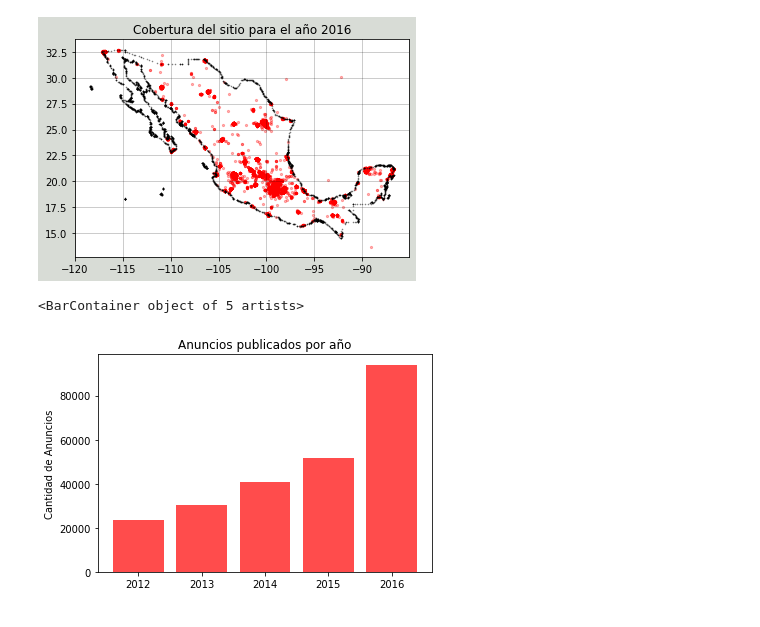
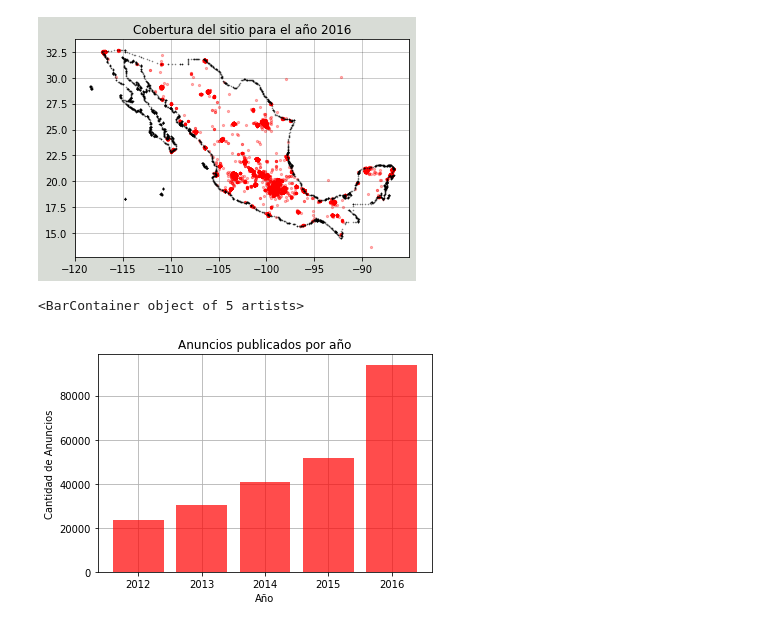
Before and after one commit to lorenzolgz/orgadatostp1, a Jupyter notebook: Analisis_Lolo_clean.ipynb, the cells around one changed output. Cells and saved outputs as stored; diff of their text form; code cells hidden in the pictures.

```diff
--- a/Analisis_Lolo_clean.ipynb
+++ b/Analisis_Lolo_clean.ipynb
@@ -79,19 +80,21 @@ graficar_plano(coordenadas_al_2016, '2016')
 # %%
 anuncios_por_año = df.groupby('año')['id'].apply(lambda x: x.count())
 
 anuncios_por_año = anuncios_por_año.reset_index()
 
 anuncios_por_año.rename(columns = {'id' : 'cantidad_anuncios'}, inplace = True)
 
 
 objects = anuncios_por_año['año']
 y_pos = np.arange(len(objects))
 performance = anuncios_por_año['cantidad_anuncios']
 
+plt.grid(zorder = 0)
+plt.title('Anuncios publicados por año')
 plt.ylabel('Cantidad de Anuncios')
-plt.title('Anuncios publicados por año')
+plt.xlabel('Año')
 plt.xticks(y_pos, objects)
-plt.bar(y_pos, performance, color = 'red', align='center', alpha=0.7)
+plt.bar(y_pos, performance, color = 'red', align='center', alpha=0.7, zorder =5)
 # %% [output]
 <BarContainer object of 5 artists>
-[figure, old version]
+[figure, new version]
```
Also changed, not shown: parts of 3 cells of this notebook.
